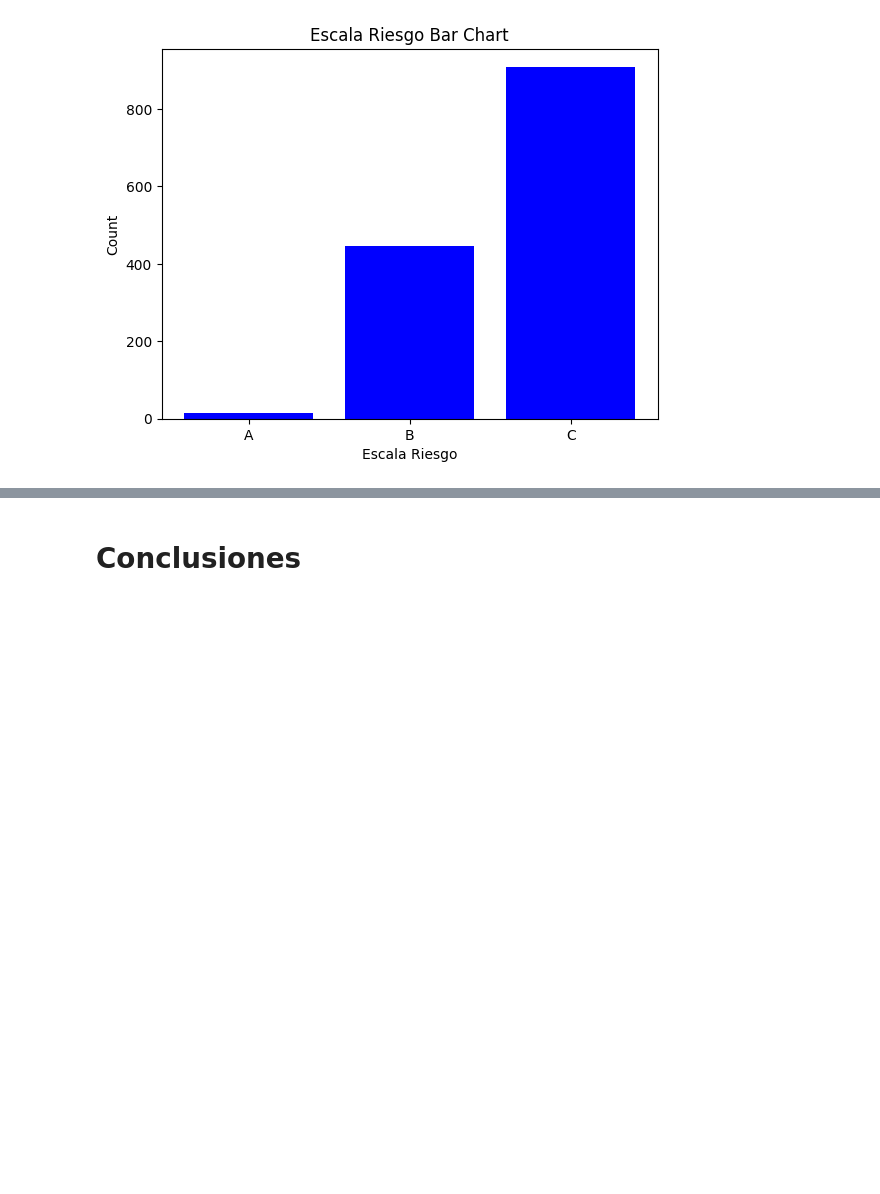
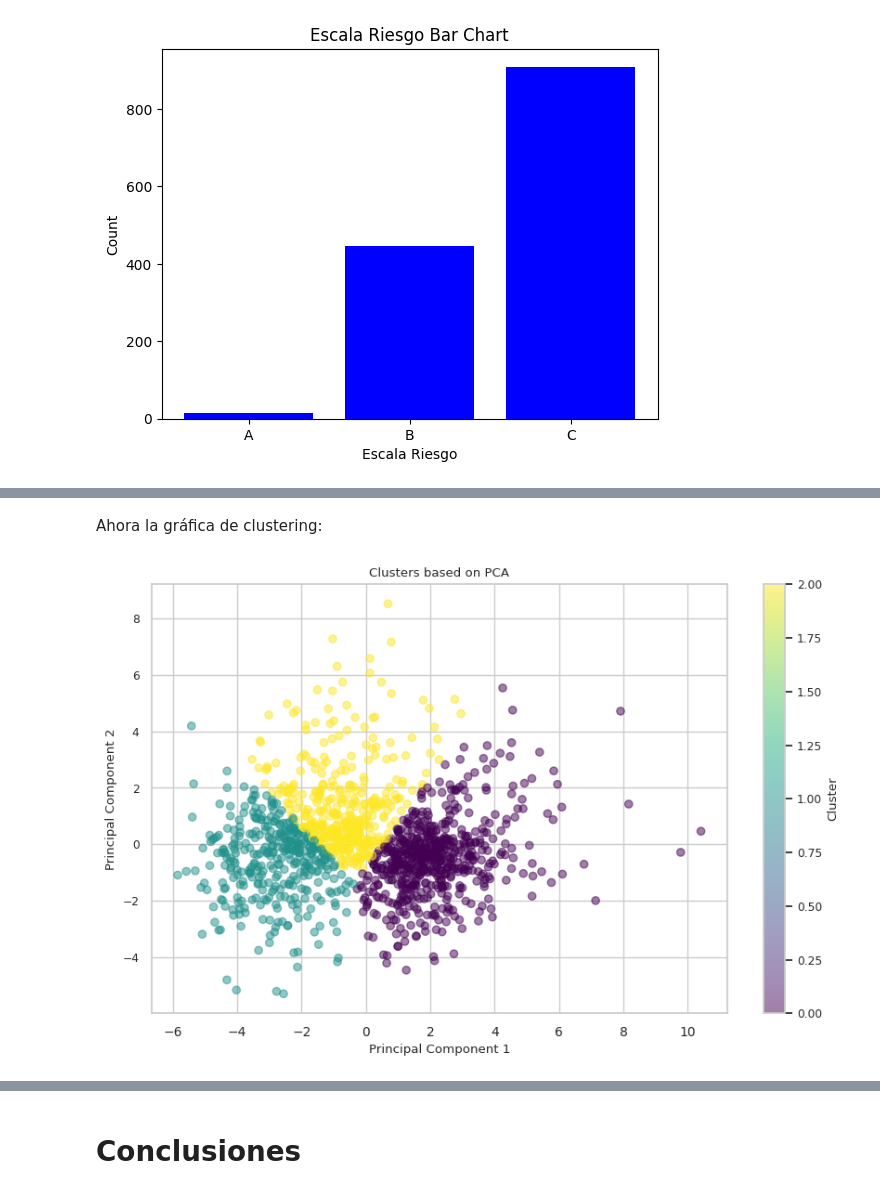
Before and after one commit to jafr0822/MNA_ProyectoIntegrador-Equipo7, a Jupyter notebook: Avance2_Equipo7.ipynb, the cells around one changed output, grey strips where cells are left out. Cells and saved outputs as stored; diff of their text form; code cells hidden in the pictures; blank space fills up the shorter version.

```diff
--- a/Avance2_Equipo7.ipynb
+++ b/Avance2_Equipo7.ipynb
@@ -150,8 +153,9 @@ numeric_features = [x for x in all_cols if x not in binary_features]
 numeric_features = [x for x in numeric_features if x not in cols_to_remove_from_numeric]
 numeric_features.remove("IndexMorbilidad")
 numeric_features.remove("EscalaRiesgo")
+numeric_features.remove("anticonceptivo")
 
-categorical_features  =["macrosomia_rn"]
+categorical_features  =["macrosomia_rn", "anticonceptivo"]
 
-print(numeric_features)
+print(binary_features)
 # %% [output]
@@ -215,0 +235,20 @@ transformed_df.to_csv("transformed_df.csv")
+# %% [markdown]
+Ahora la gráfica de clustering:
+# %%
+
+optimal_num_clusters = 3
+
+
+kmeans = KMeans(n_clusters=optimal_num_clusters, random_state=42)
+cluster_labels = kmeans.fit_predict(df_pca)
+
+
+plt.figure(figsize=(10, 6))
+plt.scatter(df_pca[:, 0], df_pca[:, 1], c=cluster_labels, cmap='viridis', alpha=0.5)
+plt.xlabel('Principal Component 1')
+plt.ylabel('Principal Component 2')
+plt.title('Clusters based on PCA')
+plt.colorbar(label='Cluster')
+plt.show()
+# %% [output]
+[figure, added]
```
Also changed, not shown: parts of 23 cells of this notebook.
